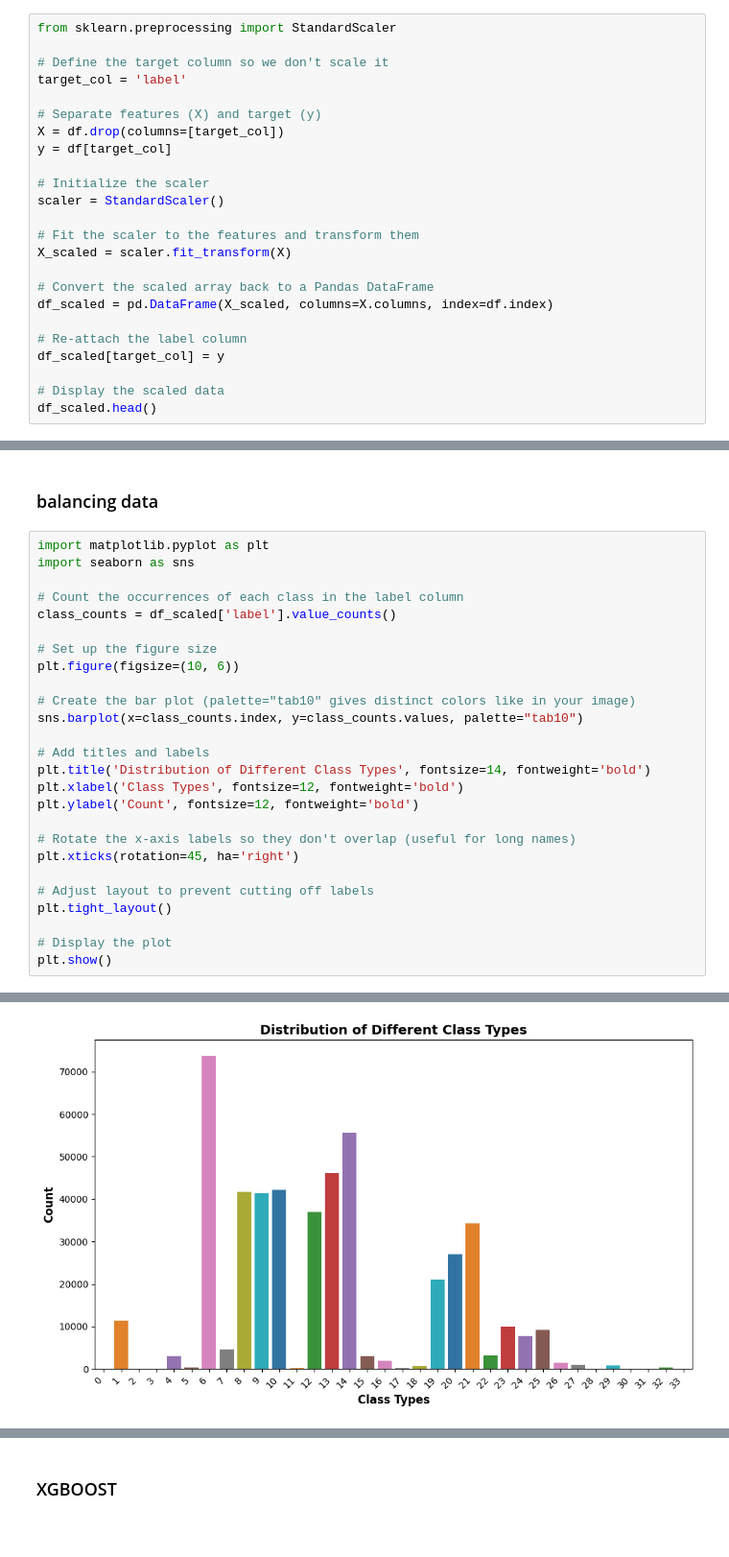
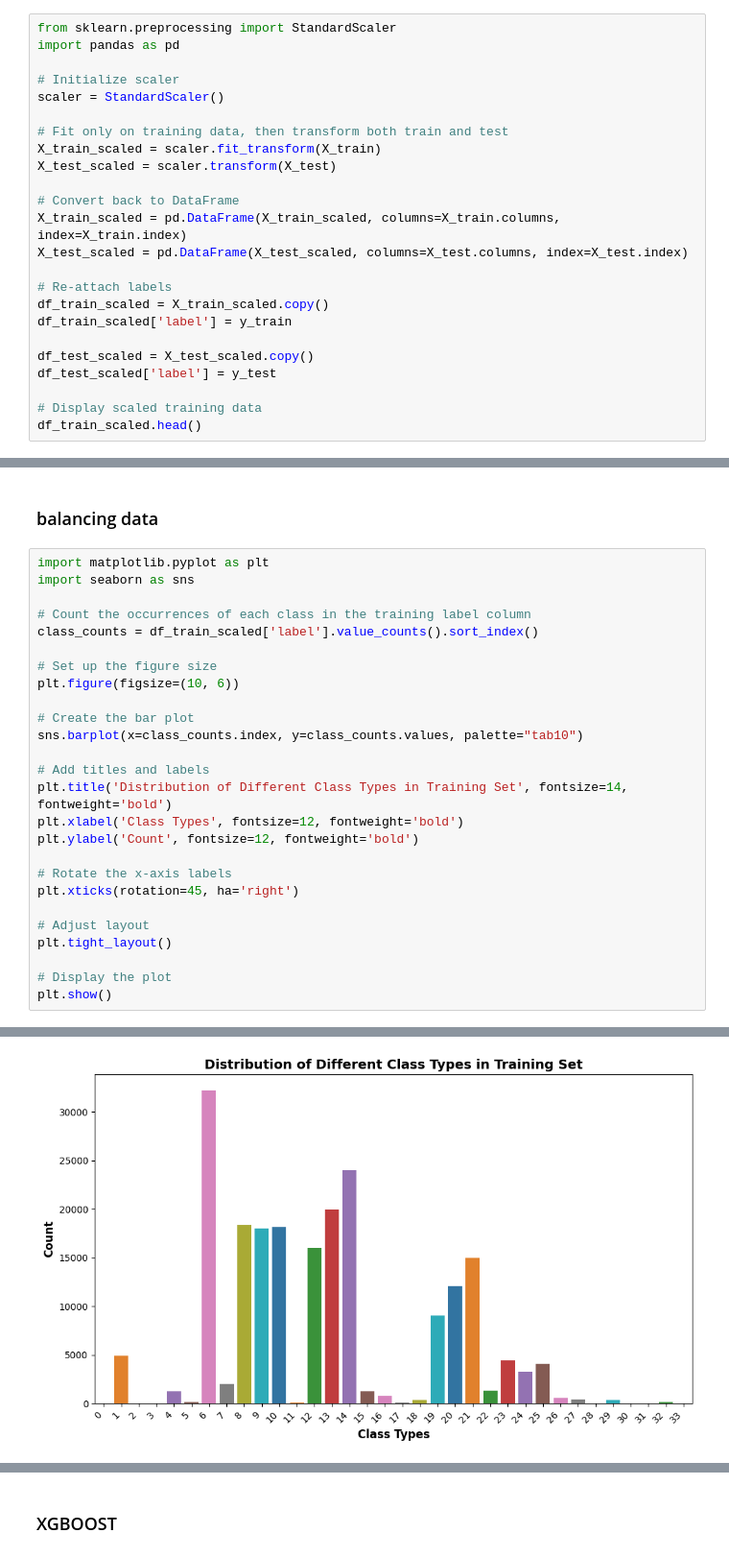
Before and after one commit to ArmitaKia/xai-xgboost-project, a Jupyter notebook: cleaning-data.ipynb, the cells around one changed output, grey strips where cells are left out. Shown at 96% size. Drawn from its saved outputs; the diff is of its cells as text.

```diff
--- a/cleaning-data.ipynb
+++ b/cleaning-data.ipynb
@@ -112,27 +170,27 @@ Label Encoding Mapping:
 ### feature scaling
 # %%
 from sklearn.preprocessing import StandardScaler
+import pandas as pd
 
-# Define the target column so we don't scale it
-target_col = 'label'
-
-# Separate features (X) and target (y)
-X = df.drop(columns=[target_col])
-y = df[target_col]
-
-# Initialize the scaler
+# Initialize scaler
 scaler = StandardScaler()
 
-# Fit the scaler to the features and transform them
-X_scaled = scaler.fit_transform(X)
+# Fit only on training data, then transform both train and test
+X_train_scaled = scaler.fit_transform(X_train)
+X_test_scaled = scaler.transform(X_test)
 
-# Convert the scaled array back to a Pandas DataFrame
-df_scaled = pd.DataFrame(X_scaled, columns=X.columns, index=df.index)
+# Convert back to DataFrame
+X_train_scaled = pd.DataFrame(X_train_scaled, columns=X_train.columns, index=X_train.index)
+X_test_scaled = pd.DataFrame(X_test_scaled, columns=X_test.columns, index=X_test.index)
 
-# Re-attach the label column
-df_scaled[target_col] = y
+# Re-attach labels
+df_train_scaled = X_train_scaled.copy()
+df_train_scaled['label'] = y_train
 
-# Display the scaled data
-df_scaled.head()
+df_test_scaled = X_test_scaled.copy()
+df_test_scaled['label'] = y_test
+
+# Display scaled training data
+df_train_scaled.head()
 # %% [output]
 |  | flow_duration | Header_Length | Protocol Type | Duration | Rate | Srate | Drate | fin_flag_number | ... |
@@ -147,34 +205,34 @@ df_scaled.head()
 # %%
 import matplotlib.pyplot as plt
 import seaborn as sns
 
-# Count the occurrences of each class in the label column
-class_counts = df_scaled['label'].value_counts()
+# Count the occurrences of each class in the training label column
+class_counts = df_train_scaled['label'].value_counts().sort_index()
 
 # Set up the figure size
 plt.figure(figsize=(10, 6))
 
-# Create the bar plot (palette="tab10" gives distinct colors like in your image)
+# Create the bar plot
 sns.barplot(x=class_counts.index, y=class_counts.values, palette="tab10")
 
 # Add titles and labels
-plt.title('Distribution of Different Class Types', fontsize=14, fontweight='bold')
+plt.title('Distribution of Different Class Types in Training Set', fontsize=14, fontweight='bold')
 plt.xlabel('Class Types', fontsize=12, fontweight='bold')
 plt.ylabel('Count', fontsize=12, fontweight='bold')
 
-# Rotate the x-axis labels so they don't overlap (useful for long names)
+# Rotate the x-axis labels
 plt.xticks(rotation=45, ha='right')
 
-# Adjust layout to prevent cutting off labels
+# Adjust layout
 plt.tight_layout()
 
 # Display the plot
 plt.show()
 # %% [output]
 Passing `palette` without assigning `hue` is deprecated and will be removed in v0.14.0. Assign the `x` variable to `hue` and set `legend=False` for the same effect.
 
   sns.barplot(x=class_counts.index, y=class_counts.values, palette="tab10")
-[figure, old version]
+[figure, new version]
 # %%
 import matplotlib.pyplot as plt
 import seaborn as sns
```
Also changed, not shown: parts of 17 cells of this notebook.
